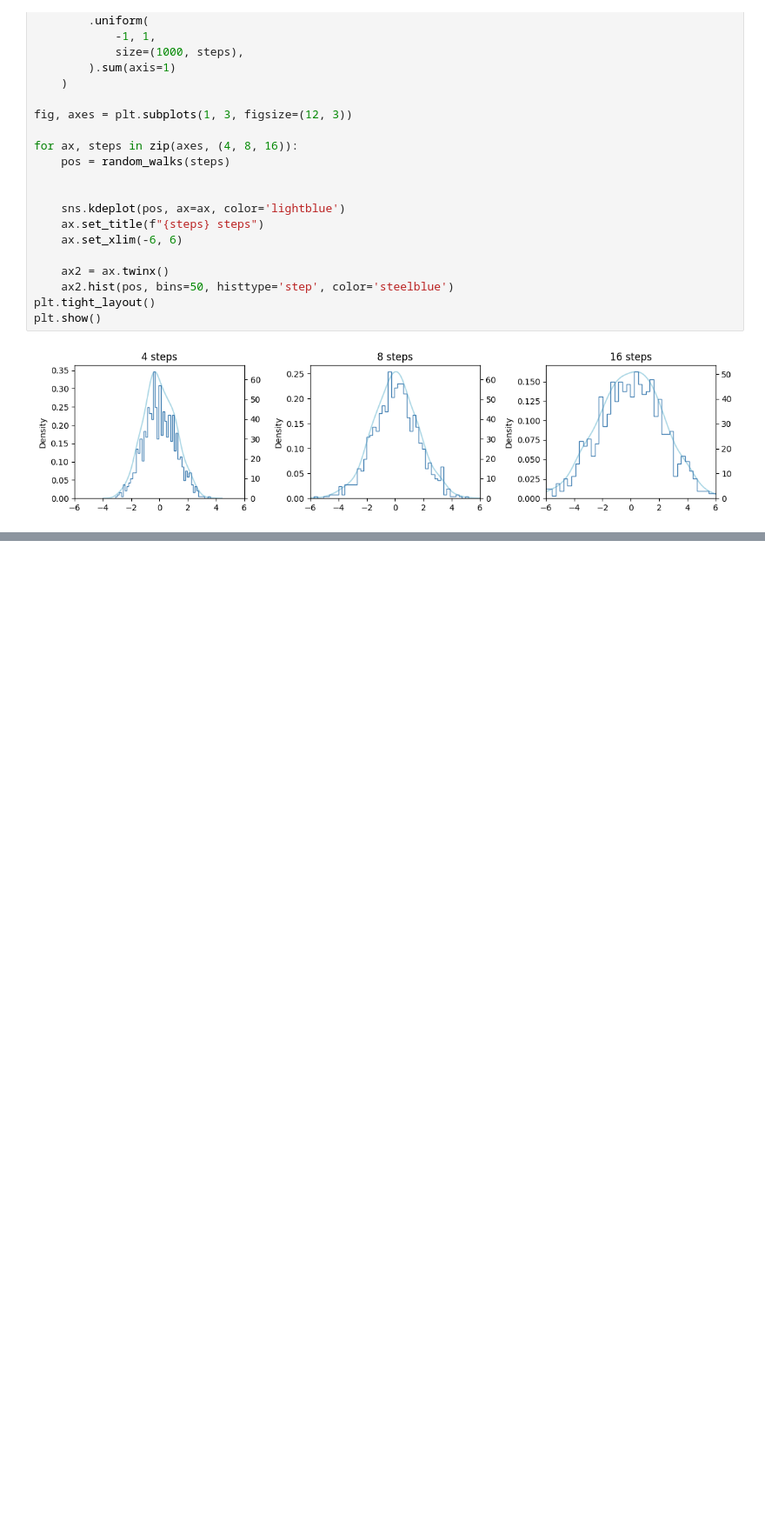
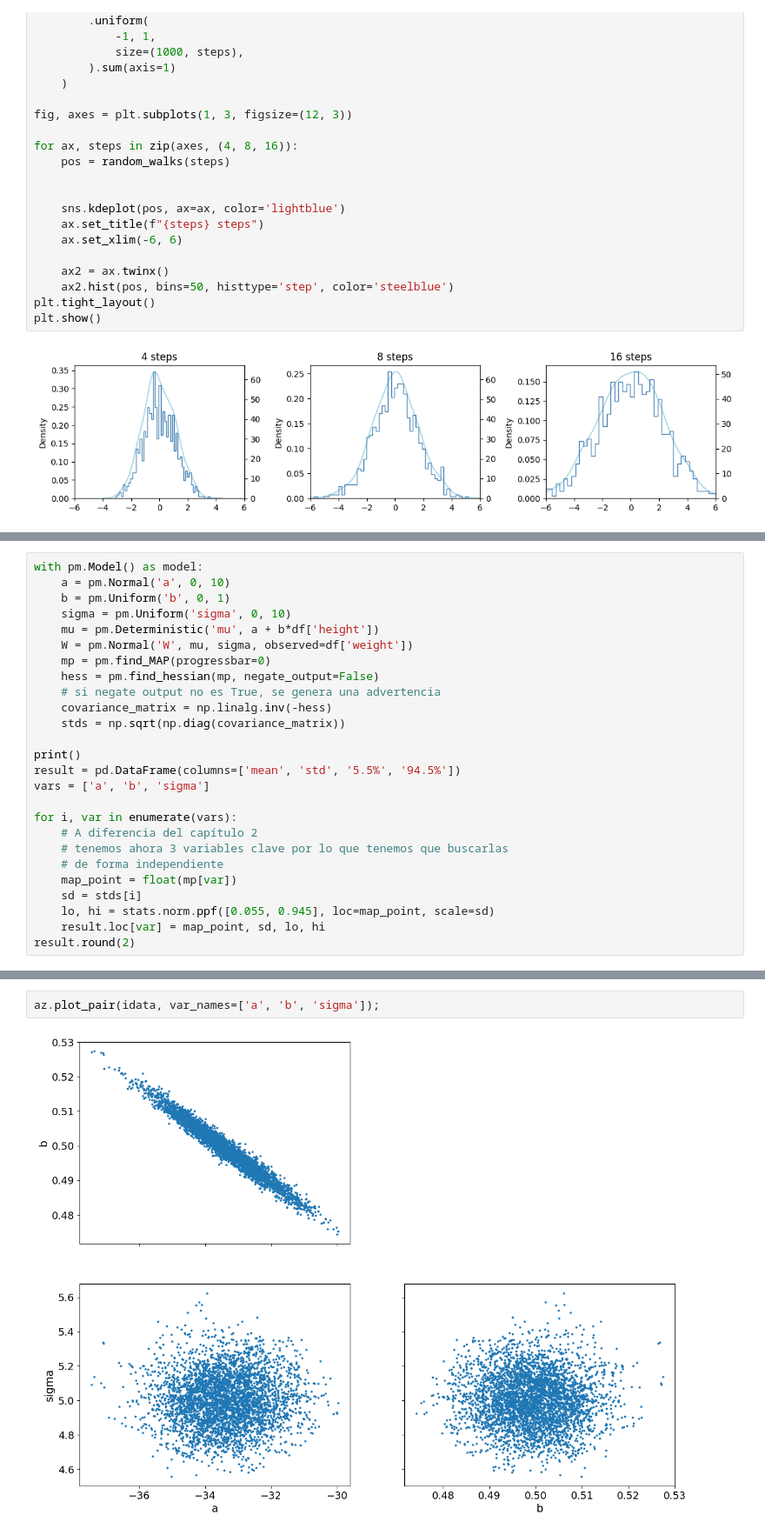
Before and after one commit to chrisdewa/christats, a Jupyter notebook: notebooks/rethinking/chatp4.ipynb, the cells around one changed output, grey strips where cells are left out. Shown at 87% size. Saved outputs shown, nothing was run; the diff lists cells and outputs as text; blank space fills up the shorter version.

```diff
--- a/notebooks/rethinking/chatp4.ipynb
+++ b/notebooks/rethinking/chatp4.ipynb
@@ -66,0 +188,26 @@ plt.show()
+# %%
+with pm.Model() as model:
+    a = pm.Normal('a', 0, 10)
+    b = pm.Uniform('b', 0, 1)
+    sigma = pm.Uniform('sigma', 0, 10)
+    mu = pm.Deterministic('mu', a + b*df['height'])
+    W = pm.Normal('W', mu, sigma, observed=df['weight'])
+    mp = pm.find_MAP(progressbar=0)
+    hess = pm.find_hessian(mp, negate_output=False)
+    # si negate output no es True, se genera una advertencia
+    covariance_matrix = np.linalg.inv(-hess)
+    stds = np.sqrt(np.diag(covariance_matrix))
+
+print()
+result = pd.DataFrame(columns=['mean', 'std', '5.5%', '94.5%'])
+vars = ['a', 'b', 'sigma']
+
+for i, var in enumerate(vars):
+    # A diferencia del capítulo 2
+    # tenemos ahora 3 variables clave por lo que tenemos que buscarlas
+    # de forma independiente
+    map_point = float(mp[var])
+    sd = stds[i]
+    lo, hi = stats.norm.ppf([0.055, 0.945], loc=map_point, scale=sd)
+    result.loc[var] = map_point, sd, lo, hi
+result.round(2)
@@ -66,0 +252,4 @@ plt.show()
+# %%
+az.plot_pair(idata, var_names=['a', 'b', 'sigma']);
+# %% [output]
+[figure, added]
```
Also changed, not shown: parts of 20 cells of this notebook, 1 other file.
